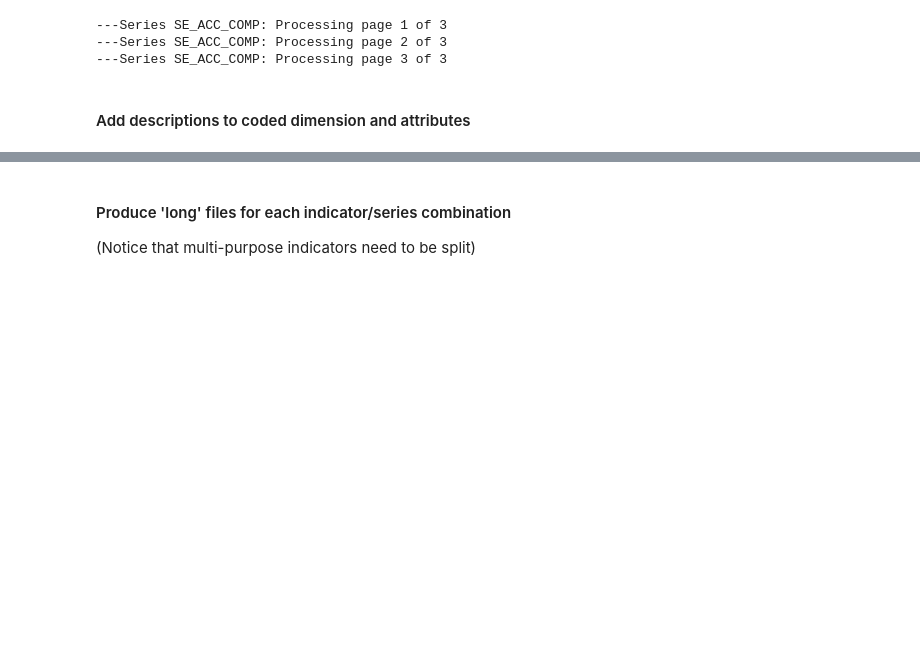
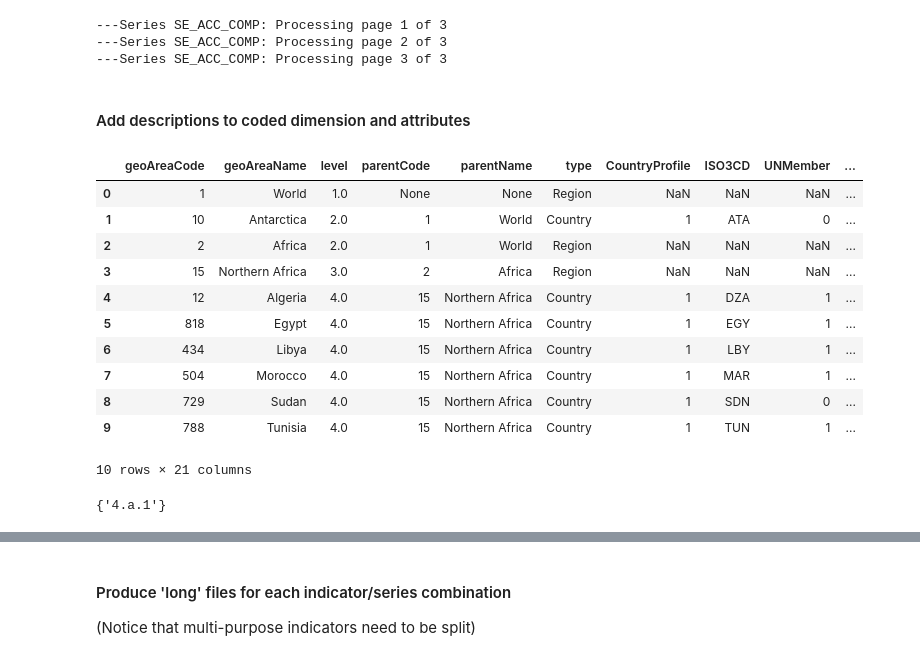
Before and after one commit to UNStats/FIS4SDGs, a Jupyter notebook: unsd/notebooks/FIS4SDG - 01 - Create CSV.ipynb, the cells around one changed output, grey strips where cells are left out. Saved outputs shown, nothing was run; the diff lists cells and outputs as text; code cells hidden in the pictures; blank space fills up the shorter version.

```diff
--- a/unsd/notebooks/FIS4SDG - 01 - Create CSV.ipynb
+++ b/unsd/notebooks/FIS4SDG - 01 - Create CSV.ipynb
@@ -729,8 +729,23 @@ x.to_excel('test2.xlsx', engine ='xlsxwriter')
 # %% [markdown]
 #### Add descriptions to coded dimension and attributes
 # %%
-geo_series = cross_geo_series(geoAreaTree()[0], wd_dir + 'CountryListXY.txt','SE_ACC_COMP','2019.Q1.G.02')
+geo_series = cross_geo_series(geoAreas, wd_dir + 'CountryListXY.txt','SE_ACC_COMP','2019.Q1.G.02')
 geo_series.head(10)
+# %% [output]
+|  | geoAreaCode | geoAreaName | level | parentCode | parentName | type | CountryProfile | ISO3CD | UNMember | ... |
+| 0 | 1 | World | 1.0 | None | None | Region | NaN | NaN | NaN | ... |
+| 1 | 10 | Antarctica | 2.0 | 1 | World | Country | 1 | ATA | 0 | ... |
+| 2 | 2 | Africa | 2.0 | 1 | World | Region | NaN | NaN | NaN | ... |
+| 3 | 15 | Northern Africa | 3.0 | 2 | Africa | Region | NaN | NaN | NaN | ... |
+| 4 | 12 | Algeria | 4.0 | 15 | Northern Africa | Country | 1 | DZA | 1 | ... |
+| 5 | 818 | Egypt | 4.0 | 15 | Northern Africa | Country | 1 | EGY | 1 | ... |
+| 6 | 434 | Libya | 4.0 | 15 | Northern Africa | Country | 1 | LBY | 1 | ... |
+| 7 | 504 | Morocco | 4.0 | 15 | Northern Africa | Country | 1 | MAR | 1 | ... |
+| 8 | 729 | Sudan | 4.0 | 15 | Northern Africa | Country | 1 | SDN | 0 | ... |
+| 9 | 788 | Tunisia | 4.0 | 15 | Northern Africa | Country | 1 | TUN | 1 | ... |
+10 rows × 21 columns
 # %%
 set(geo_series['indicatorCode'])
+# %% [output]
+{'4.a.1'}
 # %%
```
Also changed, not shown: parts of 3 cells of this notebook, 1 other file.
